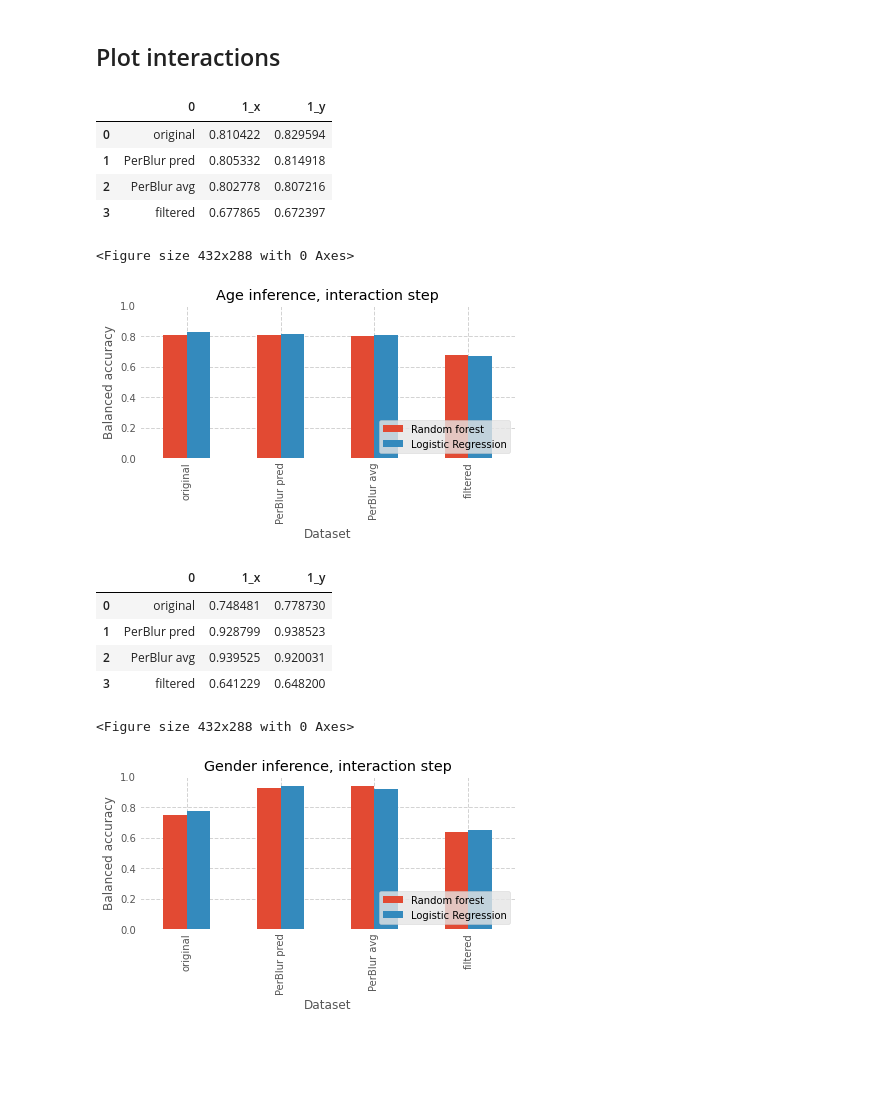
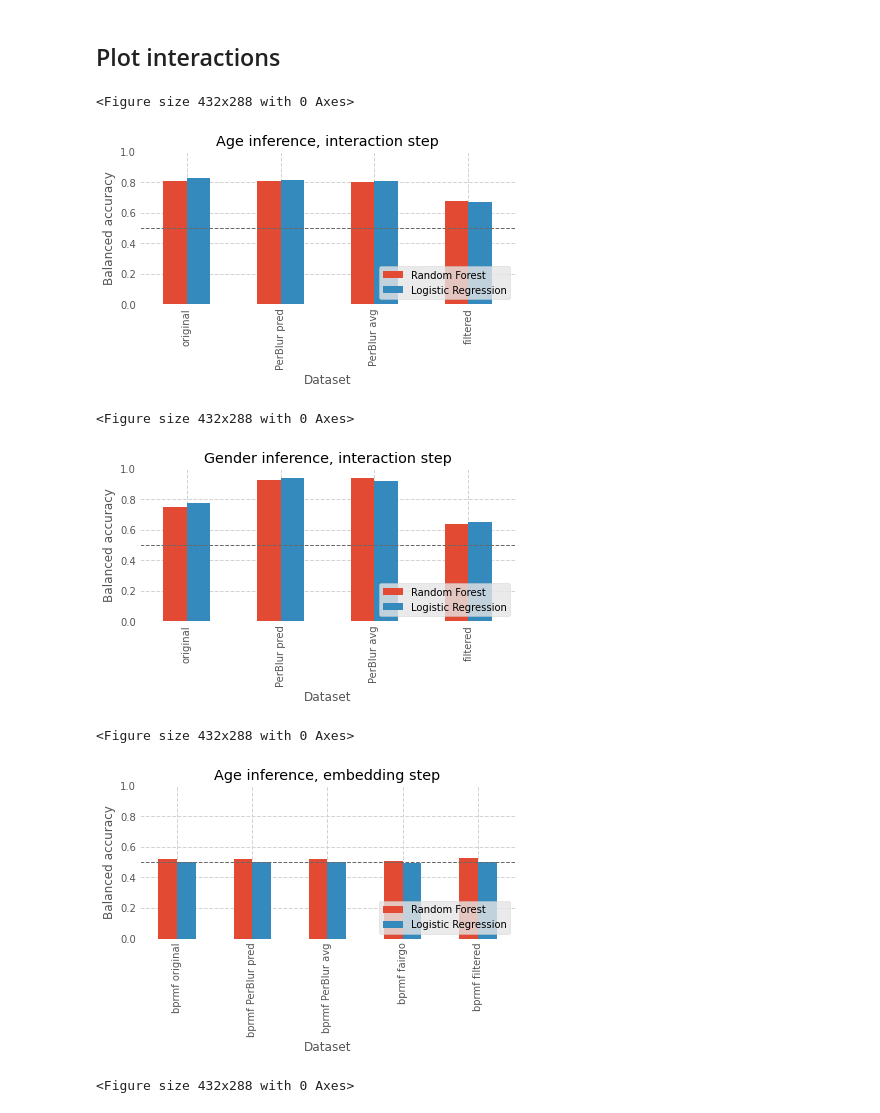
Before and after one commit to marinimau/privacy_and_fairness_in_recsys, a Jupyter notebook: results/movielens1m/plot_paper.ipynb, the cells around one changed output. Cells and saved outputs as stored; diff of their text form; code cells hidden in the pictures; blank space fills up the shorter version.

Commit message:
update charts

```diff
--- a/results/movielens1m/plot_paper.ipynb
+++ b/results/movielens1m/plot_paper.ipynb
@@ -25,6 +13,7 @@ def bar_plot(data, title='Performance for observation', resource_name='test.png'
     plt.title(title)
     plt.ylabel('Balanced accuracy')
     plt.xlabel('Dataset')
+    plt.axhline(y = 0.5, color = 'dimgrey', linestyle = '--', linewidth=1)
     plt.gca().set_facecolor('w')
     plt.gca().set_ylim([0, 1])
     plt.grid(color='lightgray', linestyle='--', linewidth=1)
@@ -33,31 +22,36 @@ def bar_plot(data, title='Performance for observation', resource_name='test.png'
     plt.subplots_adjust(bottom=0.35)
     plt.xticks(indices, labels, rotation=90)
     legend = ['Random forest', 'Logistic Regression']
-    plt.legend(legend, loc='lower right')
+    plt.legend(loc='lower right')
     plt.savefig('paper_plot_fig/'+ resource_name)
+
+
+phases = ['interaction', 'embedding']
+
+def load_and_plot(step):
+    # age
+    age_rf = pd.read_csv('paper_plot_sample/' + step + 's/age_inference_random-forest.csv', header=None)
+    age_lr = pd.read_csv('paper_plot_sample/' + step + 's/age_inference_logistic-regression.csv', header=None)
+
+    #gender
+    gender_rf = pd.read_csv('paper_plot_sample/' + step + 's/gender_inference_random-forest.csv', header=None)
+    gender_lr = pd.read_csv('paper_plot_sample/' + step + 's/gender_inference_logistic-regression.csv', header=None)
+
+    age_df = age_rf.merge(age_lr, on=0)
+    age_df.rename(columns={'1_x': 'Random Forest', '1_y': 'Logistic Regression'}, inplace=True)
+    gender_df = gender_rf.merge(gender_lr, on=0)
+    gender_df.rename(columns={'1_x': 'Random Forest', '1_y': 'Logistic Regression'}, inplace=True)
+
+    bar_plot(age_df, title='Age inference, ' + step + ' step', resource_name=str(step + 's_age.png'))
+    bar_plot(gender_df, title='Gender inference, ' + step + ' step', resource_name=str(step + 's_gender.png'))
-# %%
-age_interaction_df
-# %% [output]
-|  | 0 | 1_x | 1_y |
-| 0 | original | 0.810422 | 0.829594 |
-| 1 | PerBlur pred | 0.805332 | 0.814918 |
-| 2 | PerBlur avg | 0.802778 | 0.807216 |
-| 3 | filtered | 0.677865 | 0.672397 |
-# %%
-bar_plot(age_interaction_df, title='Age inference, interaction step', resource_name='interactions_age.png')
-# %% [output]
-<Figure size 432x288 with 0 Axes>
-[figure, removed]
-# %%
-gender_interaction_df
-# %% [output]
-|  | 0 | 1_x | 1_y |
-| 0 | original | 0.748481 | 0.778730 |
-| 1 | PerBlur pred | 0.928799 | 0.938523 |
-| 2 | PerBlur avg | 0.939525 | 0.920031 |
-| 3 | filtered | 0.641229 | 0.648200 |
-# %%
-bar_plot(gender_interaction_df, title='Gender inference, interaction step', resource_name='interactions_gender.png')
-# %% [output]
-<Figure size 432x288 with 0 Axes>
-[figure, removed]
+# %%
+for p in phases:
+    load_and_plot(p)
+# %% [output]
+<Figure size 432x288 with 0 Axes>
+[figure, added]
+<Figure size 432x288 with 0 Axes>
+[figure, added]
+<Figure size 432x288 with 0 Axes>
+[figure, added]
+<Figure size 432x288 with 0 Axes>
```
Also changed, not shown: parts of 3 cells of this notebook, 8 other files.
